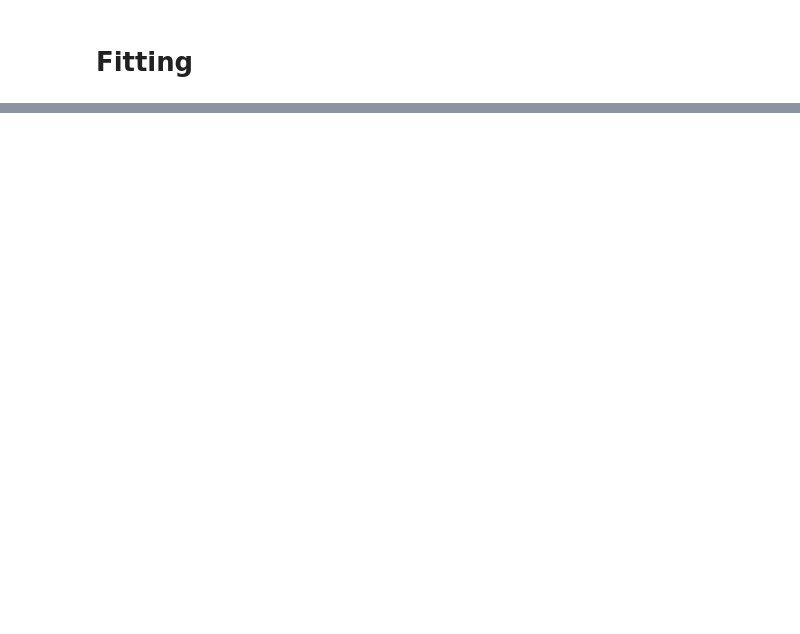
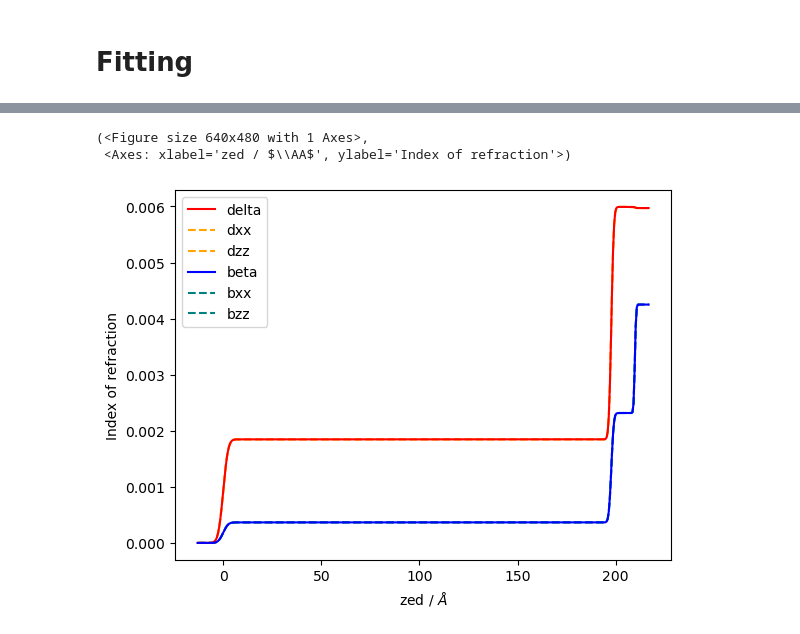
Before and after one commit to WSU-Carbon-Lab/pyref, a Jupyter notebook: prsoxs_xrr/processing.ipynb, the cells around one changed output, grey strips where cells are left out. Drawn from its saved outputs; the diff is of its cells as text; code cells hidden in the pictures; blank space fills up the shorter version.

```diff
--- a/prsoxs_xrr/processing.ipynb
+++ b/prsoxs_xrr/processing.ipynb
@@ -75,0 +101,26 @@ import h5py
+# %%
+en = 280.0 #[eV]
+
+si = PXR_MaterialSLD('Si', density=2.33, name='Si') #Substrate
+sio2 = PXR_MaterialSLD('SiO2', density=2.28, name='SiO2') #Substrate
+vacuum = PXR_MaterialSLD('', density=1, name='vacuum') #Superstrate
+
+
+n_xx = complex(0.00184655422, 0.000366018445) # [unitless] #Ordinary Axis
+n_zz = n_xx # [unitless] #Extraordinary Axis
+znpc = PXR_SLD(np.array([n_xx, n_zz]), name='ZnPc') #Molecule
+# %%
+#Substrate objects
+#(thickness, roughness)
+si_slab = si(0, 0.5) #thickness of bounding substrate does not matter
+sio2_slab = sio2(12, 1)
+#Film bulk
+znpc_slab = znpc(197.8, 2)
+# %%
+structure = vacuum | znpc_slab | sio2_slab | si_slab
+# %%
+structure.plot()
+# %% [output]
+(<Figure size 640x480 with 1 Axes>,
+ <Axes: xlabel='zed / $\\AA$', ylabel='Index of refraction'>)
+[figure, added]
```
Also changed, not shown: parts of 21 cells of this notebook, 2 other files.
